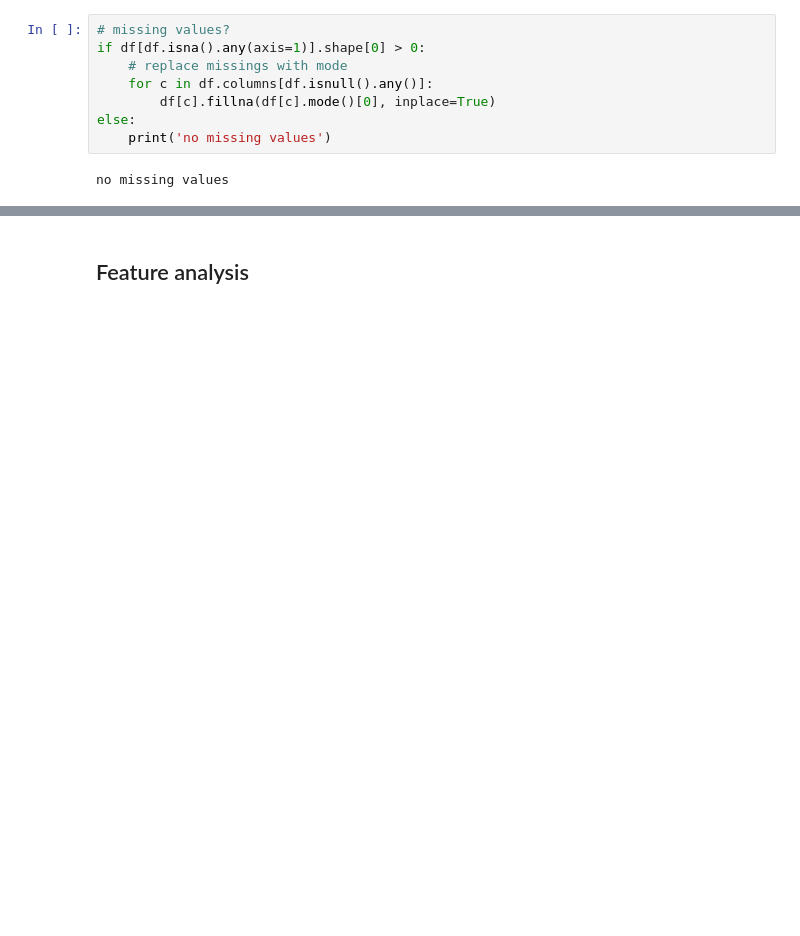
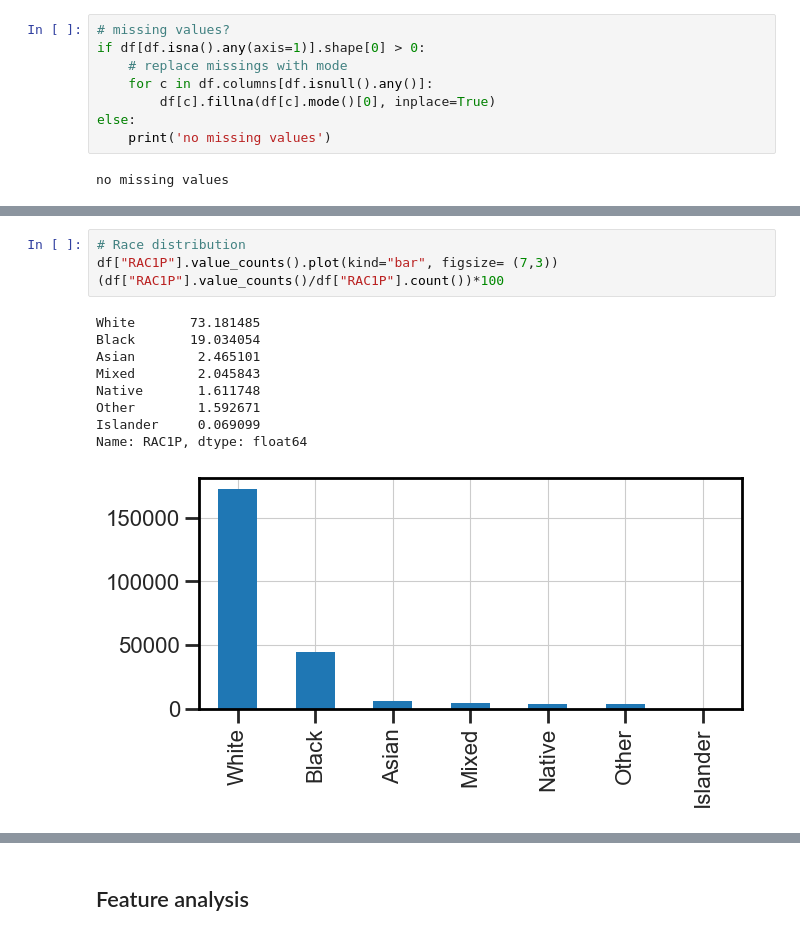
Before and after one commit to cc-jalvarez/weighted-pdp, a Jupyter notebook: src/lar_sec4.ipynb, the cells around one changed output, grey strips where cells are left out. Drawn from its saved outputs; the diff is of its cells as text; blank space fills up the shorter version.

```diff
--- a/src/lar_sec4.ipynb
+++ b/src/lar_sec4.ipynb
@@ -145,0 +220,14 @@ Index([], dtype='object')
+# %%
+# Race distribution
+df["RAC1P"].value_counts().plot(kind="bar", figsize= (7,3))
+(df["RAC1P"].value_counts()/df["RAC1P"].count())*100
+# %% [output]
+White       73.181485
+Black       19.034054
+Asian        2.465101
+Mixed        2.045843
+Native       1.611748
+Other        1.592671
+Islander     0.069099
+Name: RAC1P, dtype: float64
+[figure, added]
```
Also changed, not shown: parts of 25 cells of this notebook.
